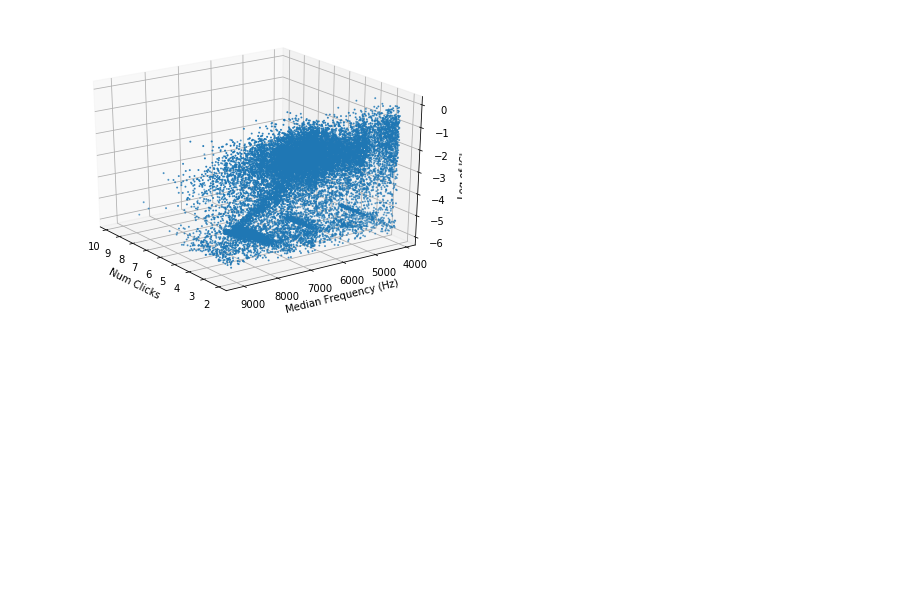
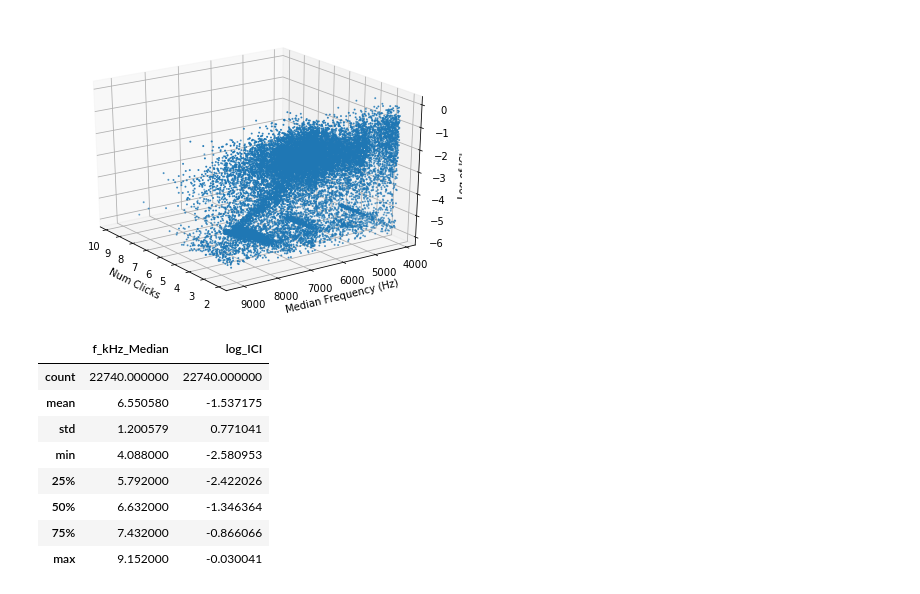
Before and after one commit to sblockhartzzero/SampleCode, a Jupyter notebook: Bioacoustics/clickTrainClusters.ipynb, the cells around one changed output. Drawn from its saved outputs; the diff is of its cells as text; code cells hidden in the pictures; blank space fills up the shorter version.

```diff
--- a/Bioacoustics/clickTrainClusters.ipynb
+++ b/Bioacoustics/clickTrainClusters.ipynb
@@ -133,6 +99,28 @@ ax.set_zlabel('Log of ICI')
 plt.show()
 # %% [output]
 [figure]
+# %%
+# Standardize the data before trying to use an unsupervised learning algorithm. For ICI, number of clicks,
+# and variance, use the log10. For the frquency, use the value in kHz. This should put the features on
+# the same scale.
+df_Standardized = pandas.DataFrame(columns = ['f_kHz_Median','log_ICI'])
+df_Standardized[['f_kHz_Median']] = df[['f_Hz_Median']]/1000
+df_Standardized[['log_ICI']] = np.log10(df[['ICI']])
+
+# Inspect
+df_Standardized.dtypes
+df_Standardized.head()
+df_Standardized.describe()
+# %% [output]
+|  | f_kHz_Median | log_ICI |
+| count | 22740.000000 | 22740.000000 |
+| mean | 6.550580 | -1.537175 |
+| std | 1.200579 | 0.771041 |
+| min | 4.088000 | -2.580953 |
+| 25% | 5.792000 | -2.422026 |
+| 50% | 6.632000 | -1.346364 |
+| 75% | 7.432000 | -0.866066 |
+| max | 9.152000 | -0.030041 |
 # %%
 # Try DBSCAN, following example at
 # https://scikit-learn.org/stable/auto_examples/cluster/plot_dbscan.html
```
Also changed, not shown: parts of 12 cells of this notebook.
